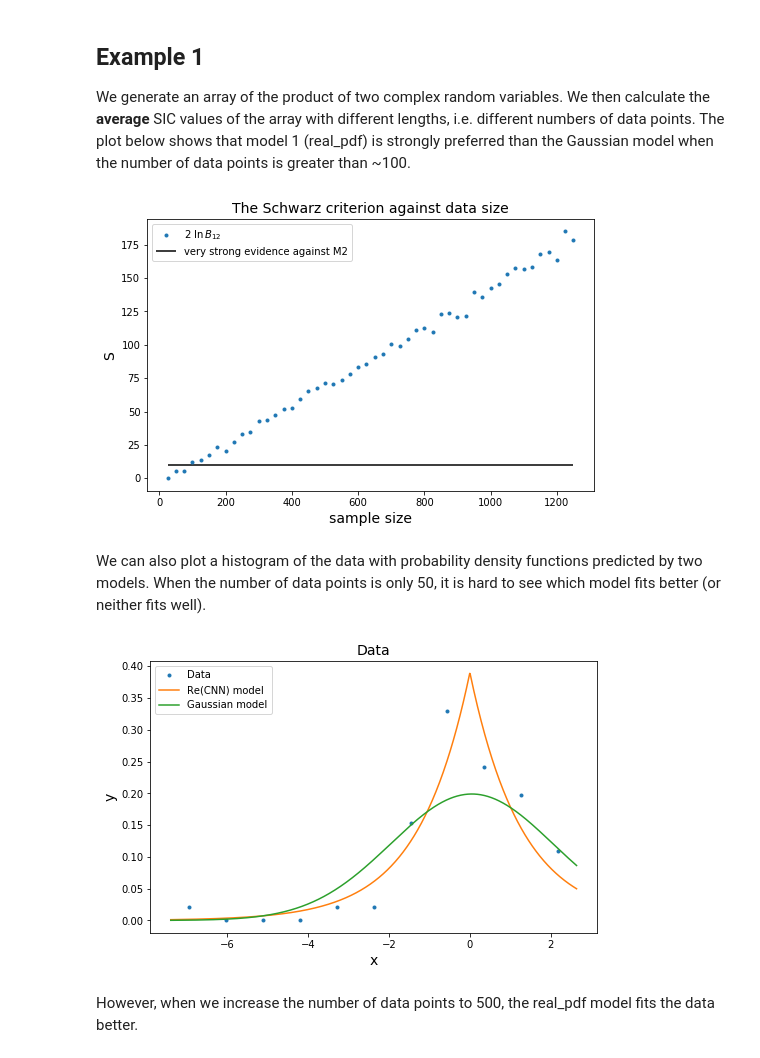
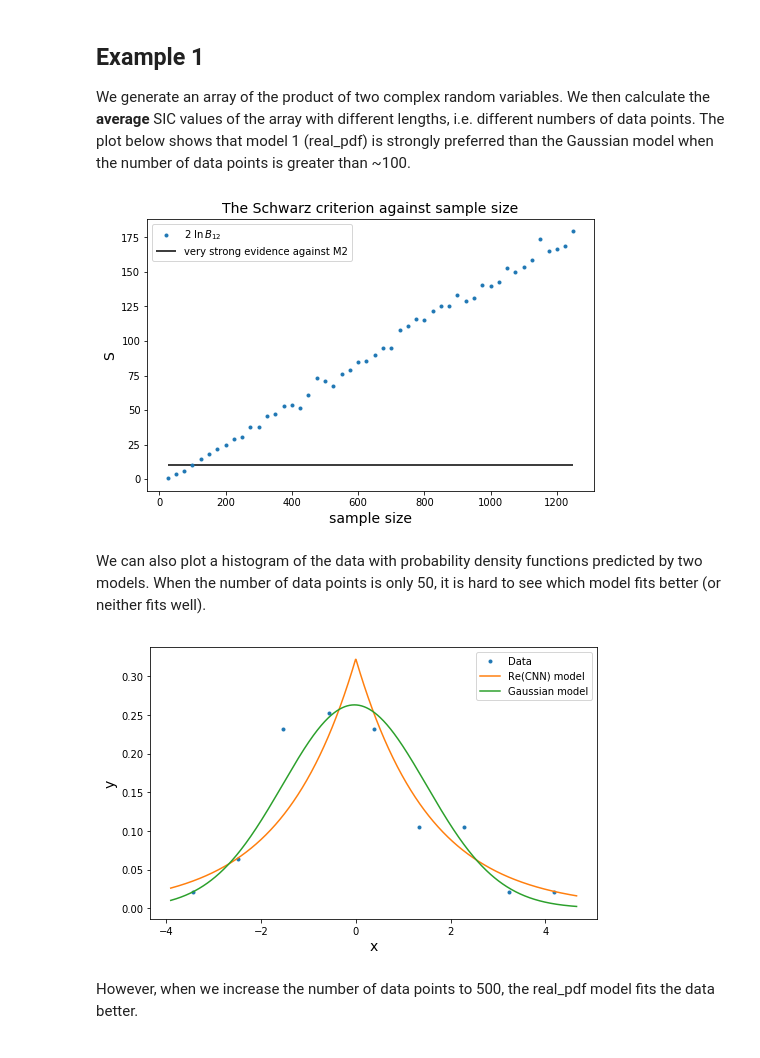
Before and after one commit to acliu/mcgill_sandbox, a Jupyter notebook: dixin/BIC_bayes_factor.ipynb, the cells around one changed output. Saved outputs shown, nothing was run; the diff lists cells and outputs as text; code cells hidden in the pictures.

Commit message:
Edit titles

```diff
--- a/dixin/BIC_bayes_factor.ipynb
+++ b/dixin/BIC_bayes_factor.ipynb
@@ -102,41 +102,40 @@ plt.plot(size, bics, '.', label="2 $\ln\,{B_{12}}$")
 plt.hlines(10, size[0], size[-1], label="very strong evidence against M2")
 plt.xlabel("sample size", fontsize=14)
 plt.ylabel("S", fontsize=14)
-plt.title("The Schwarz criterion against data size", fontsize=14)
+plt.title("The Schwarz criterion against sample size", fontsize=14)
 plt.legend(loc='best', fontsize=10)
 plt.show()
 # %% [output]
-[figure, old version]
+[figure, new version]
 # %% [markdown]
 We can also plot a histogram of the data with probability density functions predicted by two models. When the number of data points is only 50, it is hard to see which model fits better (or neither fits well).
 # %%
 # generate dataset with 50 numbers of data points
 x = np.random.normal(size=(2, 100)).view(np.complex128)
 z = x[0, :] * x[1, :]
 z = z.real
 
 # fit the data to each model
 y, x = np.histogram(z, bins='auto', density=True)
 x = (x + np.roll(x, -1))[:-1] / 2.0
 sig1 = curve_fit(real_pdf, x, y, p0=np.std(z))[0]
-mu = norm.fit(n)[0]
-std = norm.fit(n)[1]
+mu = norm.fit(z)[0]
+std = norm.fit(z)[1]
 
 # plot the histogram and PDFs
 xfit = np.linspace(min(z), max(z), 1000)
 plt.figure(figsize=(8, 5))
 y, x = np.histogram(z.real, bins='auto', density=True)
 x = (x + np.roll(x, -1))[:-1] / 2.0
 plt.plot(x, y, '.', label='Data')
 plt.plot(xfit, real_pdf(xfit, sig1), label='Re(CNN) model')
 plt.plot(xfit, norm.pdf(xfit, mu, std), label='Gaussian model')
 plt.legend(loc='best', fontsize=10)
 plt.xlabel('x', fontsize=14)
 plt.ylabel('y', fontsize=14)
-plt.title("Data", fontsize=14)
 plt.show()
 # %% [output]
-[figure, old version]
+[figure, new version]
 # %% [markdown]
 However, when we increase the number of data points to 500, the real_pdf model fits the data better.
 # %%
```
Also changed, not shown: parts of 5 cells of this notebook.
